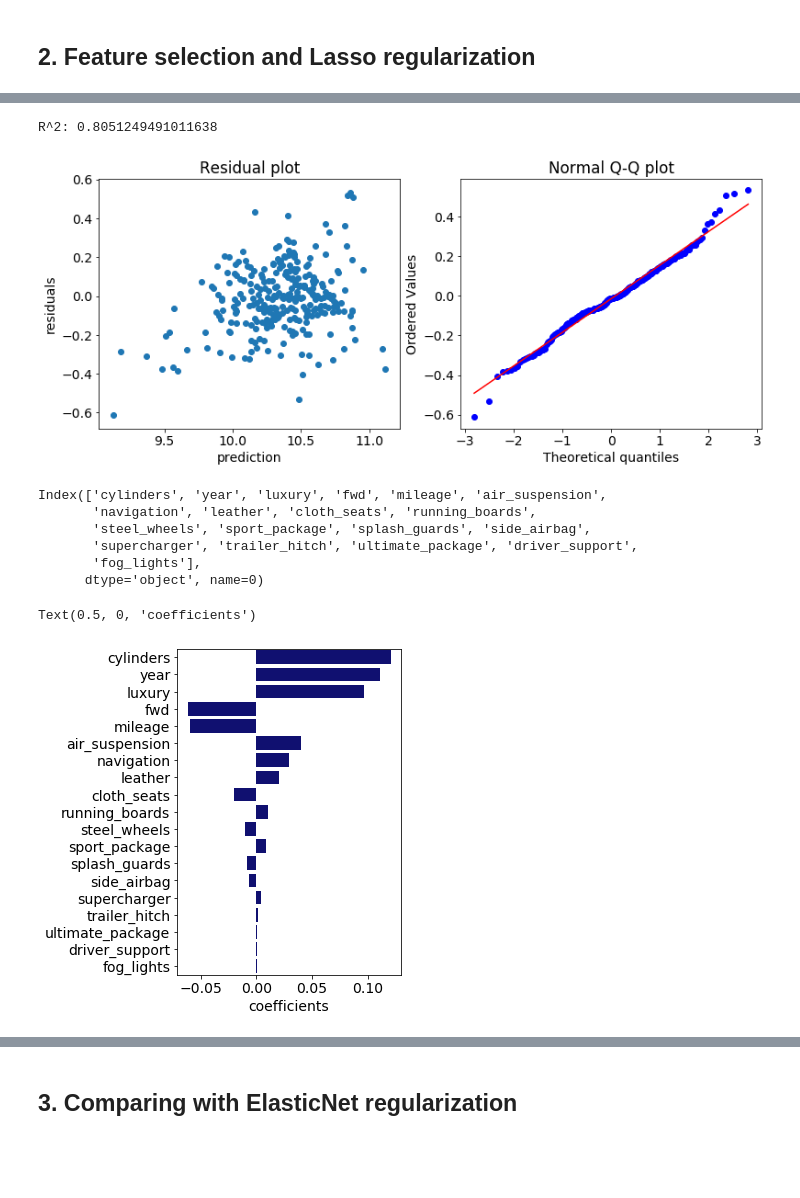
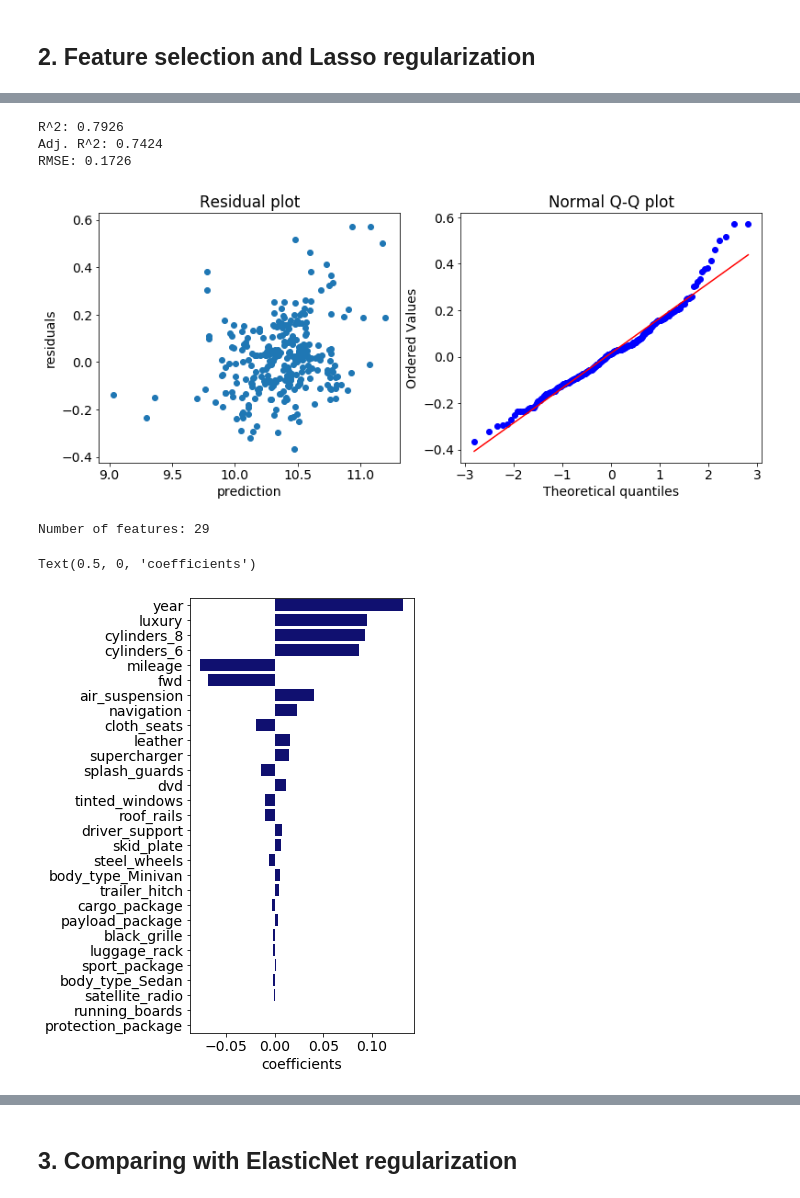
Before and after one commit to julesat/car-price-regression, a Jupyter notebook: carfax_regression.ipynb, the cells around one changed output, grey strips where cells are left out. Saved outputs shown, nothing was run; the diff lists cells and outputs as text; code cells hidden in the pictures; blank space fills up the shorter version.

Commit message:
added Lasso path and additional scores

```diff
--- a/carfax_regression.ipynb
+++ b/carfax_regression.ipynb
@@ -40,3 +45 @@ cars = nyc_cars
-# %%
-cars['options'] = cars['options'].fillna('')
 # %%
@@ -127,12 +160,15 @@ X = X.drop(list(company_options), axis=1)
 # %%
 # dropping car make, just coding whether brand is 'luxury' or not
 X = X.drop(X.filter(like='make').columns, axis=1)
+# %%
+# coding number of engine cylinders as categorical
+X['cylinders'] = X['cylinders'].astype(str)
 # %%
 X = X.drop(['index'], axis=1)
 # %%
 X = pd.get_dummies(X, drop_first=True)
 # %%
-y = cars['log_price_diff']
+y = cars['log_price']
 # %%
 # holding out test data and scaling features
 
@@ -190,35 +228,39 @@ np.round(sorted_coefs[:20], 3)
 # %%
 # There are still many uninformative features, so I will try increasing lasso regularization
 
-lasso_model_higher_reg = Lasso(alpha=0.02, fit_intercept=True)
+higher_alpha = 0.015
+lasso_model_higher_reg = Lasso(alpha=higher_alpha, fit_intercept=True)
 
-print('R^2: ' + str(cross_val_score(lasso_model_higher_reg, X_train, y_train,
-                                    cv=5, scoring='r2').mean()))
+R2 = cross_val_score(lasso_model_higher_reg, X_train, y_train, cv=5, scoring='r2').mean()
+RMSE = np.sqrt(-cross_val_score(lasso_model_higher_reg, X_train, y_train, cv=5,
+                       scoring='neg_mean_squared_error')).mean()
+
+
+print('R^2: %.4f'%(R2))
+print('Adj. R^2: %.4f'%(adj_r2(R2, X_train.shape[0], X_train.shape[1])))
+print('RMSE: %.4f'%(RMSE))
 # %% [output]
-R^2: 0.8051249491011638
+R^2: 0.7926
+Adj. R^2: 0.7424
+RMSE: 0.1726
 # %%
 lasso_model_higher_reg.fit(X_train, y_train)
 
 predictions = lasso_model_higher_reg.predict(X_val)
 
-check_assumptions(y_val, predictions)
+residual_plots(y_val, predictions)
 # %% [output]
-[figure, old version]
+[figure, new version]
 # %%
 sorted_coefs = feature_coefs(X, lasso_model_higher_reg)
-sorted_coefs.index
+print("Number of features: %i"%(len(sorted_coefs)))
 # %% [output]
-Index(['cylinders', 'year', 'luxury', 'fwd', 'mileage', 'air_suspension',
-       'navigation', 'leather', 'cloth_seats', 'running_boards',
-       'steel_wheels', 'sport_package', 'splash_guards', 'side_airbag',
-       'supercharger', 'trailer_hitch', 'ultimate_package', 'driver_support',
-       'fog_lights'],
-      dtype='object', name=0)
+Number of features: 29
 # %%
-plt.figure(figsize=(4,6))
+plt.figure(figsize=(4,8))
 sns.barplot(data=sorted_coefs, y=sorted_coefs.index, x=sorted_coefs['coef'], color='navy')
 plt.ylabel('')
 plt.xlabel('coefficients')
 # %% [output]
 Text(0.5, 0, 'coefficients')
-[figure, old version]
+[figure, new version]
```
Also changed, not shown: parts of 22 cells of this notebook, 1 other file.
